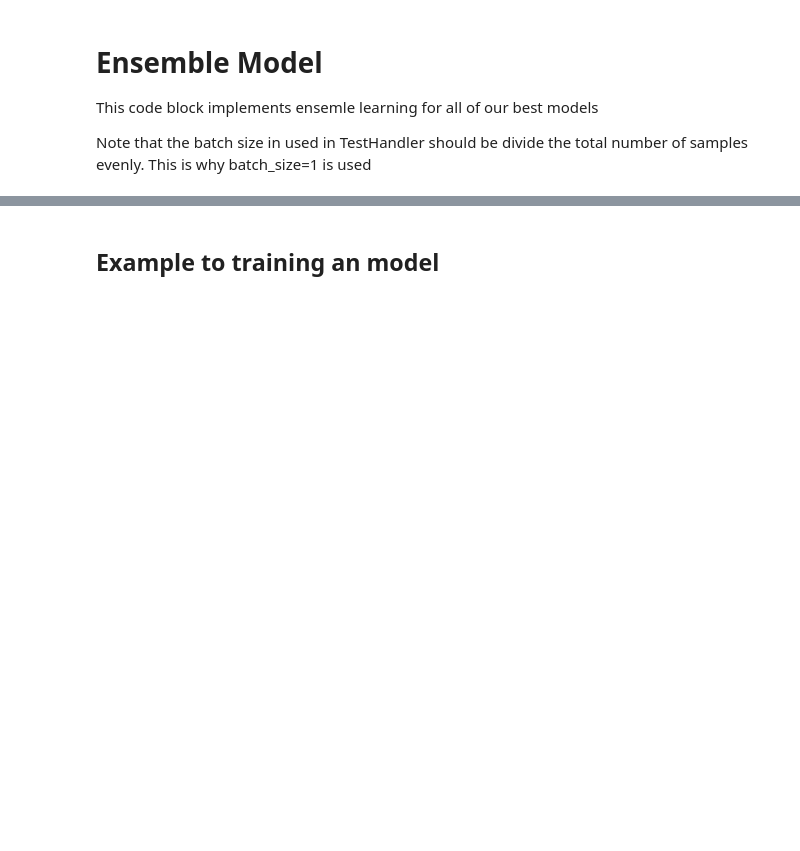
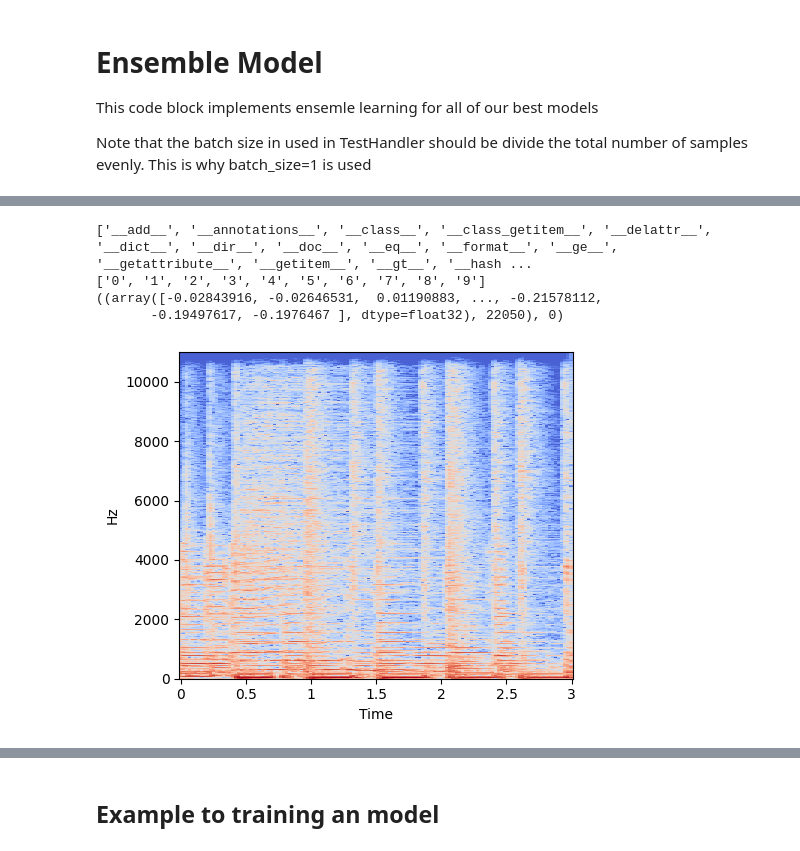
Before and after one commit to terryluan12/Genrify, a Jupyter notebook: src/genrify.ipynb, the cells around one changed output, grey strips where cells are left out. Cells and saved outputs as stored; diff of their text form; code cells hidden in the pictures; blank space fills up the shorter version.

```diff
--- a/src/genrify.ipynb
+++ b/src/genrify.ipynb
@@ -70,0 +135,25 @@ print("Test Accuracy:", ensemble.full_model([test_handler.spec_test_loader,test_
+# %%
+import utils
+import librosa
+from torchvision.datasets import DatasetFolder
+
+data_dir = "/content/Genrify/src/datasources/processed_test_data"
+full_dataset=DatasetFolder(data_dir, librosa.load, extensions=[".wav"])
+print(dir(full_dataset))
+print(full_dataset.classes)
+print(full_dataset[0])
+# %% [output]
+['__add__', '__annotations__', '__class__', '__class_getitem__', '__delattr__', '__dict__', '__dir__', '__doc__', '__eq__', '__format__', '__ge__', '__getattribute__', '__getitem__', '__gt__', '__hash ...
+['0', '1', '2', '3', '4', '5', '6', '7', '8', '9']
+((array([-0.02843916, -0.02646531,  0.01190883, ..., -0.21578112,
+       -0.19497617, -0.1976467 ], dtype=float32), 22050), 0)
+# %%
+sound, label = full_dataset[0]
+spectrogram = utils.spectrogram.extract_features_spectrogram(sound)
+plt.figure(figsize=(5, 4), frameon=False)
+plt.ylim(0, 11000) # Always plot up to 11kHz
+librosa.display.specshow(spectrogram, x_axis='time', y_axis='hz', vmin=-40, vmax=40) # Always show magnitude from -40 to +40 dB
+plt.tight_layout()
+plt.show()
+# %% [output]
+[figure, added]
```
Also changed, not shown: parts of 8 cells of this notebook.
